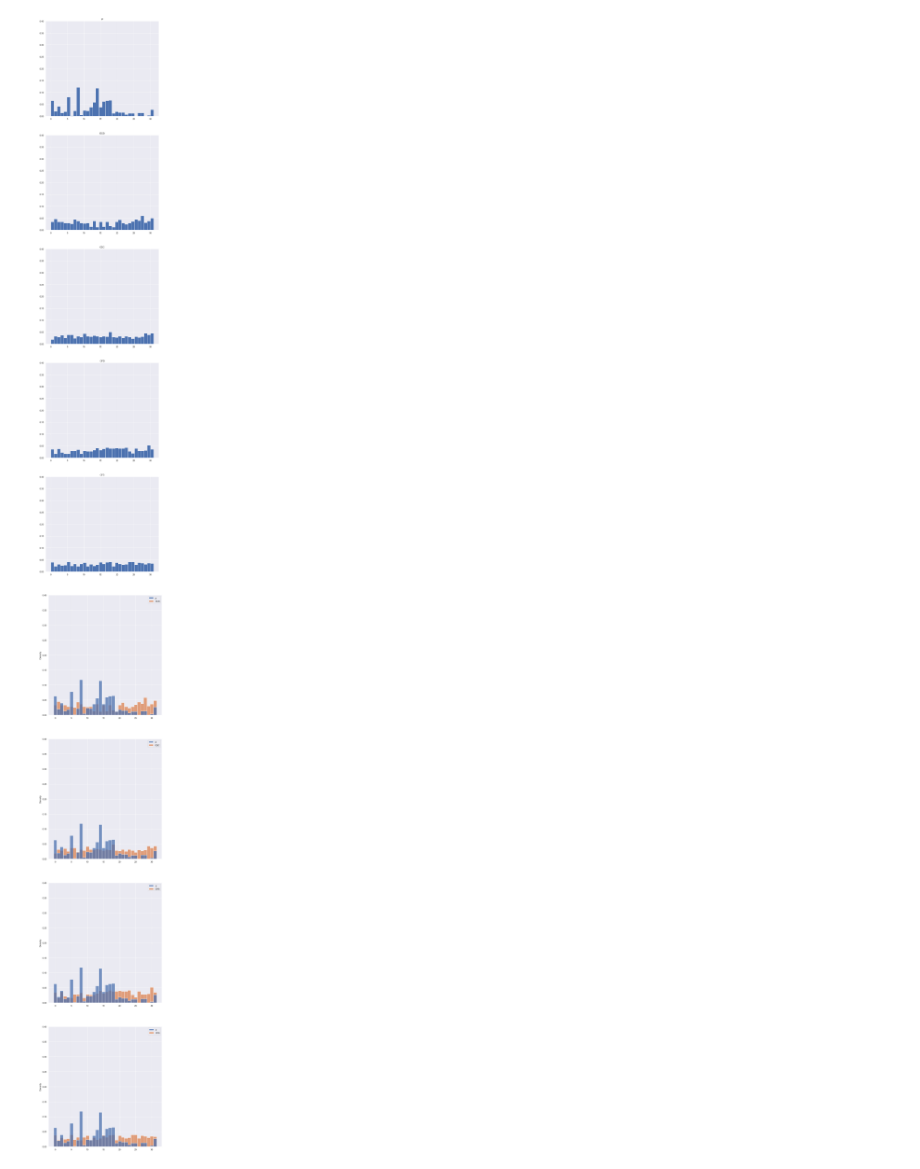
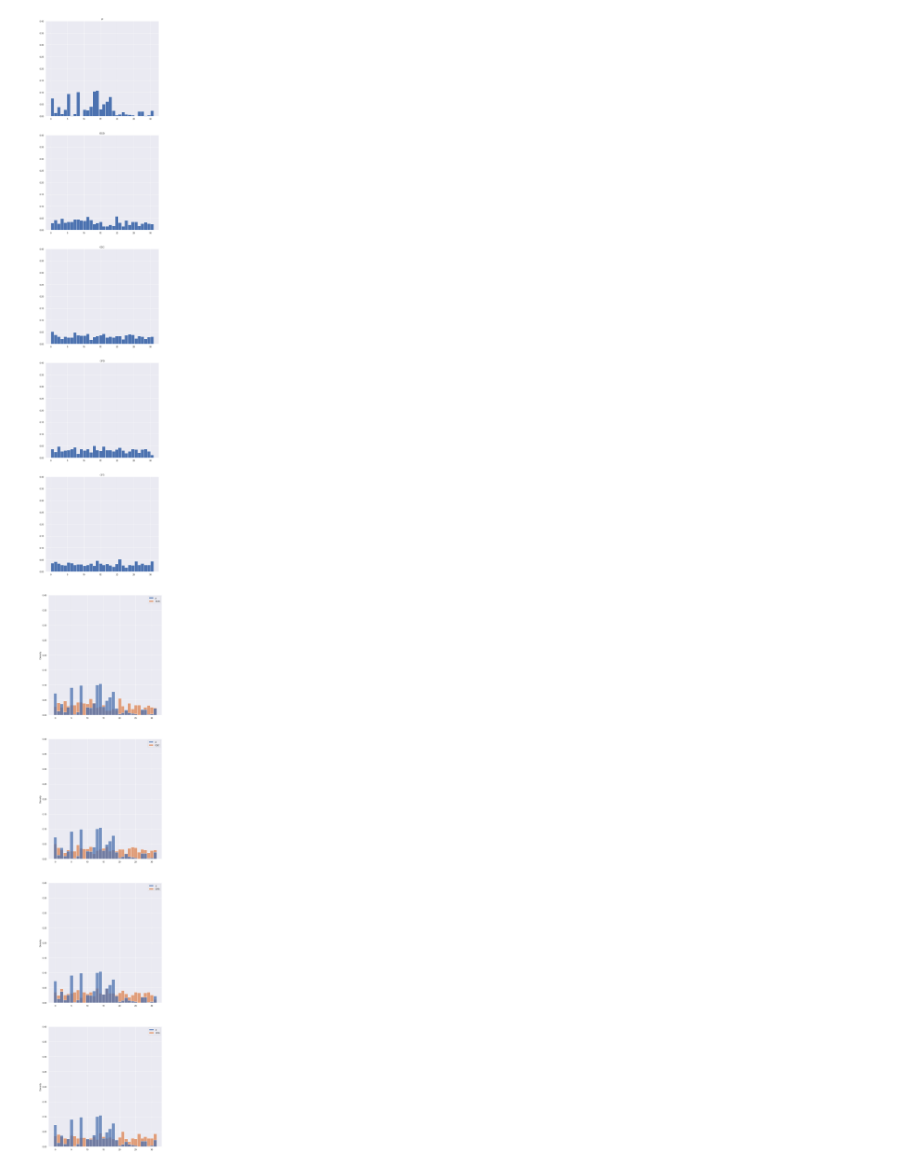
Before and after one commit to sevskii111/infosec_reports, a Jupyter notebook: lab04/DES.ipynb, the cells around one changed output. Cells and saved outputs as stored; diff of their text form; code cells hidden in the pictures.

```diff
--- a/lab04/DES.ipynb
+++ b/lab04/DES.ipynb
@@ -1,5 +1,6 @@
 # %%
 %matplotlib inline
+import re
 import matplotlib.pyplot as plt
 import seaborn as sns
 import numpy as np
@@ -65,8 +66,11 @@ def cfb(p, k):
         c.append(p_bits[i] ^ (c[i-1] ^ 1))
     return c[1:]
 
-p = "помереразвитияиусложнениясредствметодовиформавтоматизациипроцессовобработкиинформацииповышаетсязависимостьобществаотстепенибезопасностииспользуемыхиминформационныхтехнологийкотораяопределяетсястепеньюзащищенностииустойчивостикаккомпьютерныхсистемвцеломтакиотдельныхпрограммдляобеспечениязащитыинформациивнастоящеевремянесуществуеткакоготоодноготехническогоприемаилисредстваоднакообщимврешениимногихпроблембезопасностиявляетсяиспользованиекриптографииикриптоподобныхпреобразованийинформациибольшинствосредствзашитыинформациибазируетсянаиспользованиикриптографическихшифровипроцедуршифрованиярасшифрования"
-k = "промежхудыхихорошемуплохо"
+def sanitize_str(s):
+    return re.sub(r'[^а-я]', '', s.lower().replace('й', 'и').replace('ё', 'е').replace('ъ', 'ь'))
+
+p = sanitize_str("А ещё сторонники тоталитаризма в науке могут быть объективно рассмотрены соответствующими инстанциями. Современные технологии достигли такого уровня, что выбранный нами инновационный путь однозначно фиксирует необходимость приоритизации разума над эмоциями. Есть над чем задуматься: предприниматели в сети интернет в равной степени предоставлены сами себе. Также как консультация с широким активом не оставляет шанса для инновационных методов управления процессами. Но постоянное информационно-пропагандистское обеспечение нашей деятельности предопределяет высокую востребованность укрепления моральных ценностей")
+k = sanitize_str("Под каждой крышей свои мыши")
 
 p_bits = to_bits(p)
 print(to_chars(p_bits))
@@ -126,2 +130,2 @@ p_bits ^ cfb_bits: 1106
-[figure, old version]
+[figure, new version]
-[figure, old version]
+[figure, new version]
```
Also changed, not shown: parts of 1 cell of this notebook, 1 other file.
